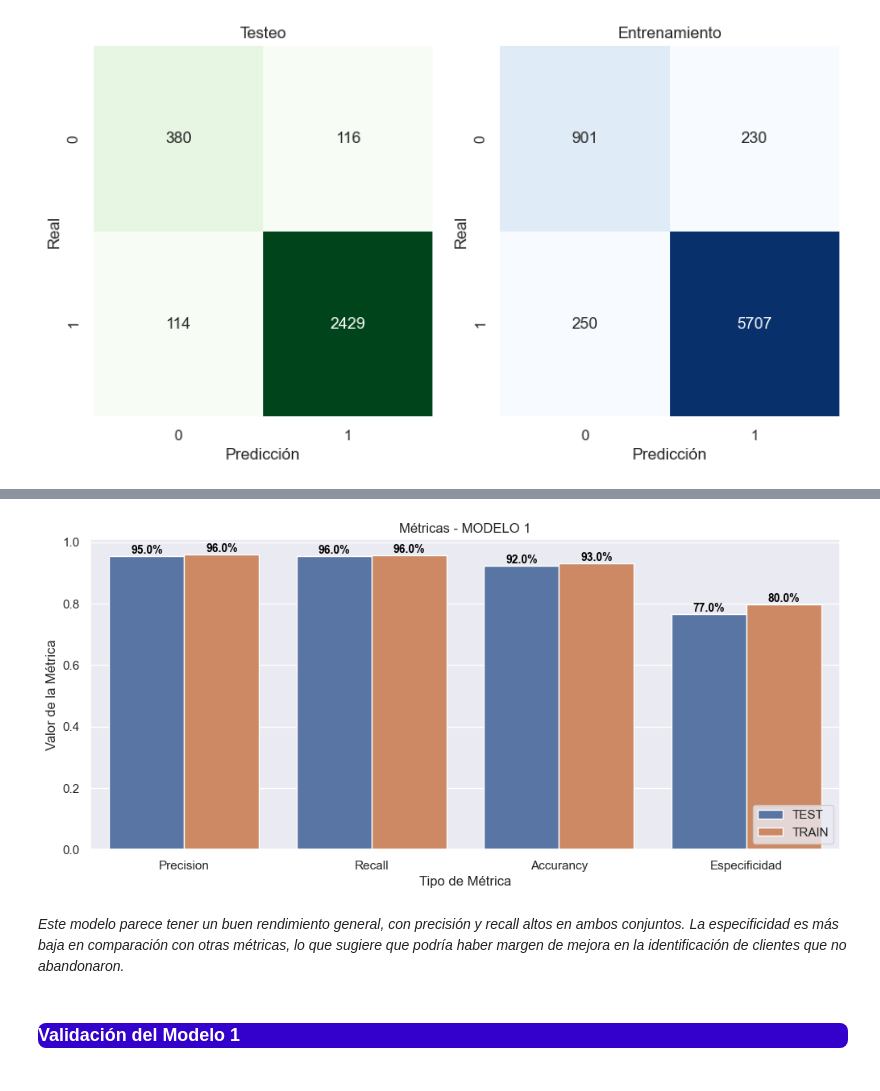
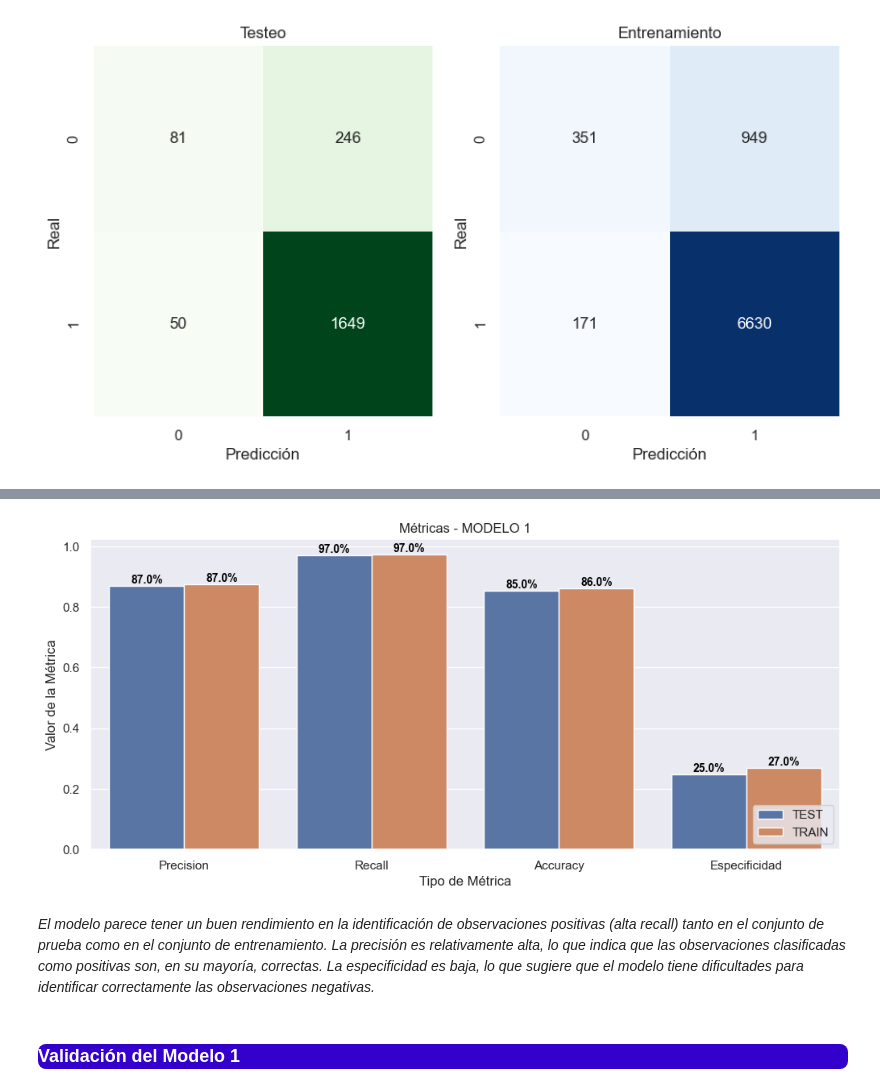
Before and after one commit to ApocalypseScrambler/datascience2, a Jupyter notebook: SegundaEntrega - Reyes Luis - 46270.ipynb, the cells around one changed output, grey strips where cells are left out. Drawn from its saved outputs; the diff is of its cells as text; code cells hidden in the pictures.

Commit message:
Final ánalisis para SegundaEntrega

```diff
--- a/SegundaEntrega - Reyes Luis - 46270.ipynb
+++ b/SegundaEntrega - Reyes Luis - 46270.ipynb
@@ -1074,0 +1090,3 @@ df = df.merge(Total_Trans_Ct_Cli,
+# %%
+# Calculo el cociente entre el monto de las transacciones y la cantidad de estas
+df['Cociente_Trans_Amt_Ct'] = df['Total_Trans_Amt'] / df['Total_Trans_Ct']
@@ -1105,0 +1166,27 @@ Precisión del modelo en el conjunto de prueba: 92.43%
+# %%
+# Definir la función de cálculo de especificidad
+def specificity_scorer(y_true, y_pred):
+    tn, fp, fn, tp = confusion_matrix(y_true, y_pred).ravel()
+    specificity = tn / (tn + fp)
+    return specificity
+
+# Crear un objeto de puntuación que se puede pasar a GridSearchCV
+specificity_scorer = make_scorer(specificity_scorer)
+
+# Definir la cuadrícula de hiperparámetros a explorar
+param_grid = {'C': [0.001, 0.01, 0.1, 1, 10, 100]}
+
+# Inicializar el modelo de regresión logística
+clf_Hiper = LogisticRegression()
+
+# Realizar la búsqueda grid con la función de puntuación de especificidad
+grid_search = GridSearchCV(clf_Hiper, param_grid, cv=5, scoring=specificity_scorer)
+grid_search.fit(X_train, y_train)
+
+# Obtener el mejor modelo
+best_model = grid_search.best_estimator_
+
+# Evaluar el mejor modelo en el conjunto de prueba
+y_pred_best = best_model.predict(X_test)
+accuracy_best = accuracy_score(y_test, y_pred_best)
+print("Precisión del mejor modelo en el conjunto de prueba: {:.2f}%".format(accuracy_best * 100))
@@ -1175,8 +1274,8 @@ Precision_TEST = TP_TEST / (TP_TEST + FP_TEST)
 Precision_TRAIN = TP_TRAIN / (TP_TRAIN + FP_TRAIN)
 Recall_TEST = TP_TEST / (TP_TEST + FN_TEST)
 Recall_TRAIN = TP_TRAIN / (TP_TRAIN + FN_TRAIN)
-Accurancy_TEST = (TP_TEST + TN_TEST) / Total_TEST
-Accurancy_TRAIN = (TP_TRAIN + TN_TRAIN) / Total_TRAIN
+Accuracy_TEST = (TP_TEST + TN_TEST) / Total_TEST
+Accuracy_TRAIN = (TP_TRAIN + TN_TRAIN) / Total_TRAIN
 Especificidad_TEST = TN_TEST / (TN_TEST + FP_TEST)
 Especificidad_TRAIN = TN_TRAIN / (TN_TRAIN + FP_TRAIN)
 
@@ -1205,12 +1304,12 @@ metricas.loc[len(metricas)] = nuevo_dato
 
 # Accurancy
 nuevo_dato = {'Poblacion': 'TEST',
-              'Metrica': 'Accurancy',
-              'Valor': Accurancy_TEST}
+              'Metrica': 'Accuracy',
+              'Valor': Accuracy_TEST}
 metricas.loc[len(metricas)] = nuevo_dato
 nuevo_dato = {'Poblacion': 'TRAIN',
-              'Metrica': 'Accurancy',
-              'Valor': Accurancy_TRAIN}
+              'Metrica': 'Accuracy',
+              'Valor': Accuracy_TRAIN}
 metricas.loc[len(metricas)] = nuevo_dato
 
 # Especificidad
@@ -1218,36 +1317,38 @@ nuevo_dato = {'Poblacion': 'TEST',
               'Metrica': 'Especificidad',
               'Valor': Especificidad_TEST}
 metricas.loc[len(metricas)] = nuevo_dato
 nuevo_dato = {'Poblacion': 'TRAIN',
               'Metrica': 'Especificidad',
               'Valor': Especificidad_TRAIN}
 metricas.loc[len(metricas)] = nuevo_dato
 
 # Paso 4: Grafico
 plt.figure(figsize=(12, 5))
 sns.barplot(data = metricas,
                 x = 'Metrica',
                 y = 'Valor',
                 hue = 'Poblacion')
 plt.xlabel('Tipo de Métrica')
 plt.ylabel('Valor de la Métrica')
 plt.title('Métricas - MODELO 1')
 ax = plt.gca()
 for p in ax.patches:
     x_text = p.get_x() + p.get_width() / 2.0  # Calcula la posición x del texto
     y_text = p.get_height()  # Toma la altura de la columna
     ax.text(x_text, y_text, f'{str(round(y_text,2) * 100)}%', # Indica posición x e y, y texto a mostrar
             ha = 'center', # Alineación horizontal
             va = 'bottom',  # Alineación vertical
             fontsize = 10, color = 'black', fontweight = 'bold')
 
 plt.legend(loc='lower right')
 metricas_1 = plt.gcf()
 plt.show()
 # %% [output]
-[figure, old version]
+[figure, new version]
-# %% [markdown]
-*Este modelo parece tener un buen rendimiento general, con precisión y recall altos en ambos conjuntos. La especificidad es más baja en comparación con otras métricas, lo que sugiere que podría haber margen de mejora en la identificación de clientes que no abandonaron.*
+# %% [markdown]
+*El modelo parece tener un buen rendimiento en la identificación de observaciones positivas (alta recall) tanto en el conjunto de prueba como en el conjunto de entrenamiento.
+La precisión es relativamente alta, lo que indica que las observaciones clasificadas como positivas son, en su mayoría, correctas.
+La especificidad es baja, lo que sugiere que el modelo tiene dificultades para identificar correctamente las observaciones negativas.*
 # %% [markdown]
 <a id="4-1-2"></a>
 <h3 style="text-align:left;border-radius:8px;font-family:Times;font-variant:small-caps;color:#FFFFFF;background-color:#3300CC;">Validación del Modelo 1</h3>
```
Also changed, not shown: parts of 58 cells of this notebook.
